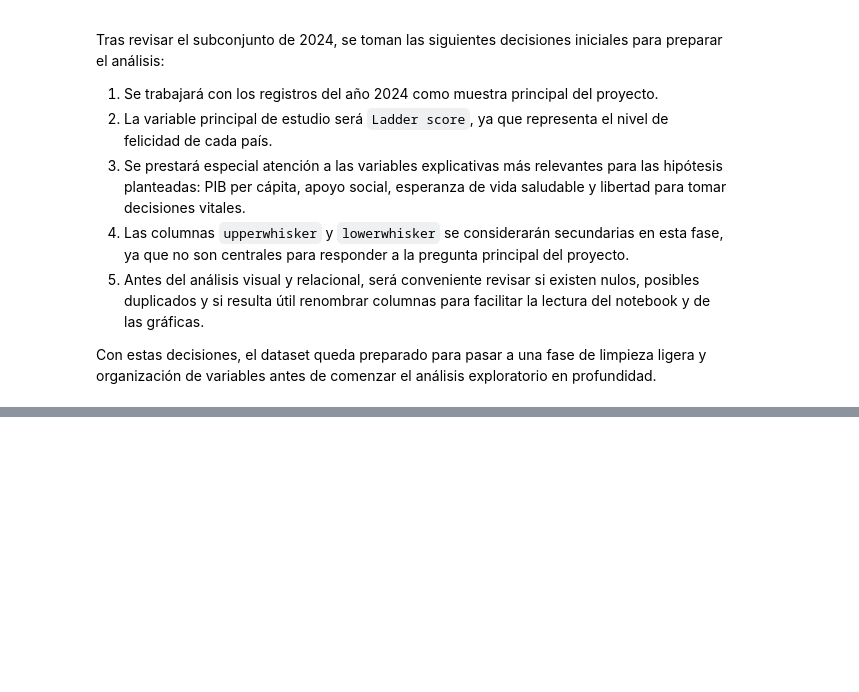
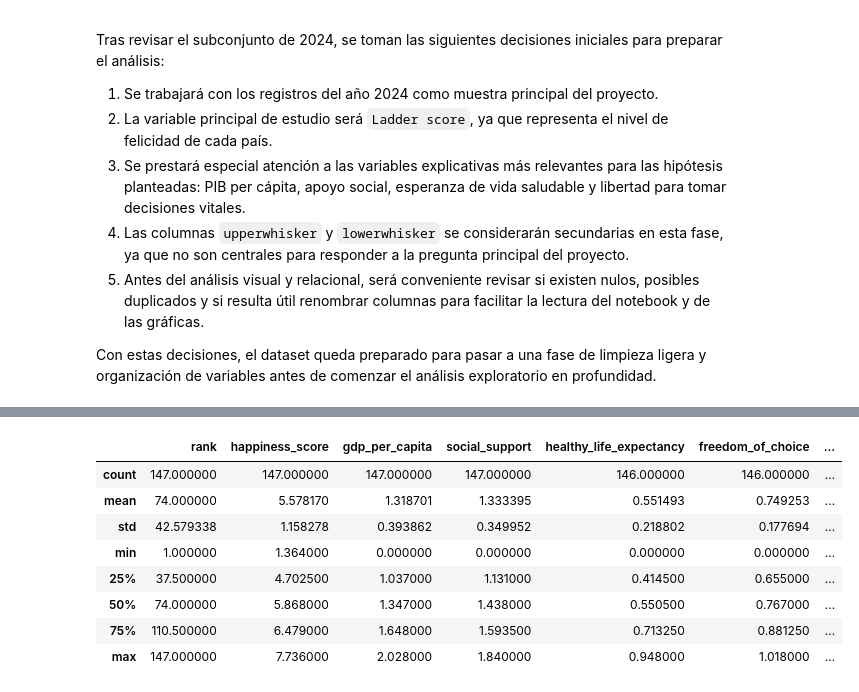
Before and after one commit to josemarin-create/eda-happiness-2024, a Jupyter notebook: notebooks/eda_happiness.ipynb, the cells around one changed output, grey strips where cells are left out. Cells and saved outputs as stored; diff of their text form; code cells hidden in the pictures; blank space fills up the shorter version.

Commit message:
Clean and prepare dataset for analysis

```diff
--- a/notebooks/eda_happiness.ipynb
+++ b/notebooks/eda_happiness.ipynb
@@ -248,0 +261,16 @@ Con estas decisiones, el dataset queda preparado para pasar a una fase de limpie
+# %%
+relevant_columns = [
+    'Country name',
+    'Rank',
+    'Ladder score',
+    'Explained by: Log GDP per capita',
+    'Explained by: Social support',
+    'Explained by: Healthy life expectancy',
+    'Explained by: Freedom to make life choices',
+    'Explained by: Generosity',
+    'Explained by: Perceptions of corruption'
+]
+
+df_selected = df_2024[relevant_columns].copy()
+
+df_selected.head()
@@ -248,0 +288,14 @@ Con estas decisiones, el dataset queda preparado para pasar a una fase de limpie
+# %%
+df_selected = df_selected.rename(columns={
+    'Country name': 'country',
+    'Rank': 'rank',
+    'Ladder score': 'happiness_score',
+    'Explained by: Log GDP per capita': 'gdp_per_capita',
+    'Explained by: Social support': 'social_support',
+    'Explained by: Healthy life expectancy': 'healthy_life_expectancy',
+    'Explained by: Freedom to make life choices': 'freedom_of_choice',
+    'Explained by: Generosity': 'generosity',
+    'Explained by: Perceptions of corruption': 'perception_of_corruption'
+})
+
+df_selected.head()
@@ -248,0 +311,4 @@ Con estas decisiones, el dataset queda preparado para pasar a una fase de limpie
+# %%
+df_clean = df_selected.copy()
+
+df_clean.info()
@@ -248,0 +332,12 @@ Con estas decisiones, el dataset queda preparado para pasar a una fase de limpie
+# %%
+df_clean.describe()
+# %% [output]
+|  | rank | happiness_score | gdp_per_capita | social_support | healthy_life_expectancy | freedom_of_choice | ... |
+| count | 147.000000 | 147.000000 | 147.000000 | 147.000000 | 146.000000 | 146.000000 | ... |
+| mean | 74.000000 | 5.578170 | 1.318701 | 1.333395 | 0.551493 | 0.749253 | ... |
+| std | 42.579338 | 1.158278 | 0.393862 | 0.349952 | 0.218802 | 0.177694 | ... |
+| min | 1.000000 | 1.364000 | 0.000000 | 0.000000 | 0.000000 | 0.000000 | ... |
+| 25% | 37.500000 | 4.702500 | 1.037000 | 1.131000 | 0.414500 | 0.655000 | ... |
+| 50% | 74.000000 | 5.868000 | 1.347000 | 1.438000 | 0.550500 | 0.767000 | ... |
+| 75% | 110.500000 | 6.479000 | 1.648000 | 1.593500 | 0.713250 | 0.881250 | ... |
+| max | 147.000000 | 7.736000 | 2.028000 | 1.840000 | 0.948000 | 1.018000 | ... |
```
Also changed, not shown: parts of 9 cells of this notebook.
